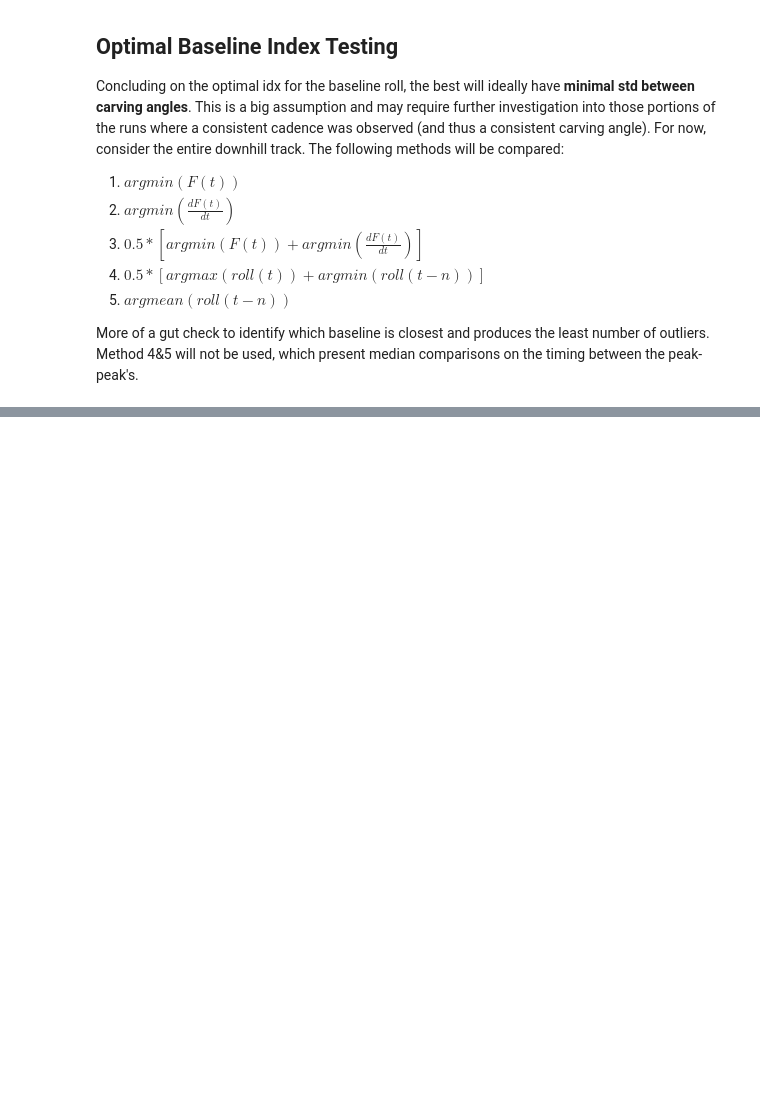
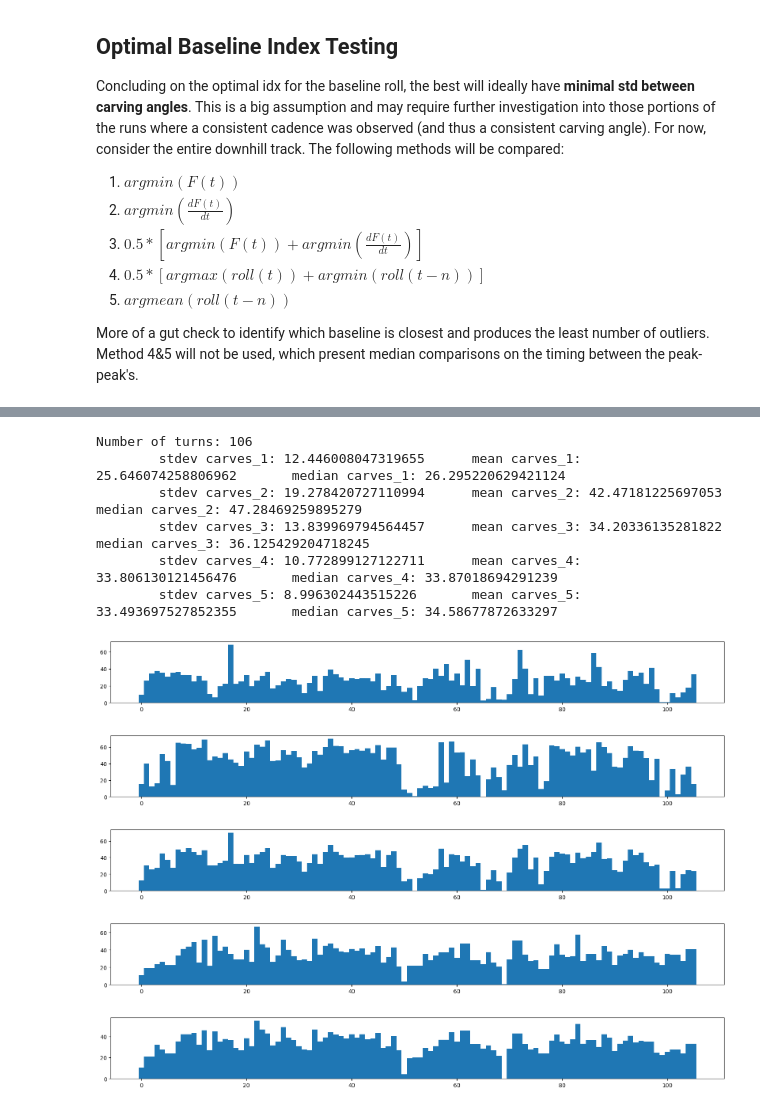
Before and after one commit to Nagillimi/Skiing-Logging, a Jupyter notebook: notebooks/turn_identification_2.ipynb, the cells around one changed output, grey strips where cells are left out. Drawn from its saved outputs; the diff is of its cells as text; code cells hidden in the pictures; blank space fills up the shorter version.

```diff
--- a/notebooks/turn_identification_2.ipynb
+++ b/notebooks/turn_identification_2.ipynb
@@ -73,6 +76,20 @@ stdev carves_5: 9.96803801583984        mean carves_5: 15.96678119723949
 [figure]
 [figure]
 [figure]
+# %%
+compareBaselines(session_2023_12_30.tile)
+# %% [output]
+Number of turns: 106
+        stdev carves_1: 12.446008047319655      mean carves_1: 25.646074258806962       median carves_1: 26.295220629421124
+        stdev carves_2: 19.278420727110994      mean carves_2: 42.47181225697053        median carves_2: 47.28469259895279
+        stdev carves_3: 13.839969794564457      mean carves_3: 34.20336135281822        median carves_3: 36.125429204718245
+        stdev carves_4: 10.772899127122711      mean carves_4: 33.806130121456476       median carves_4: 33.87018694291239
+        stdev carves_5: 8.996302443515226       mean carves_5: 33.493697527852355       median carves_5: 34.58677872633297
+[figure, added]
+[figure, added]
+[figure, added]
+[figure, added]
+[figure, added]
 # %%
 compareBaselines(session_2024_01_01.tile)
 # %% [output]
```
Also changed, not shown: parts of 8 cells of this notebook, 22 other files.
